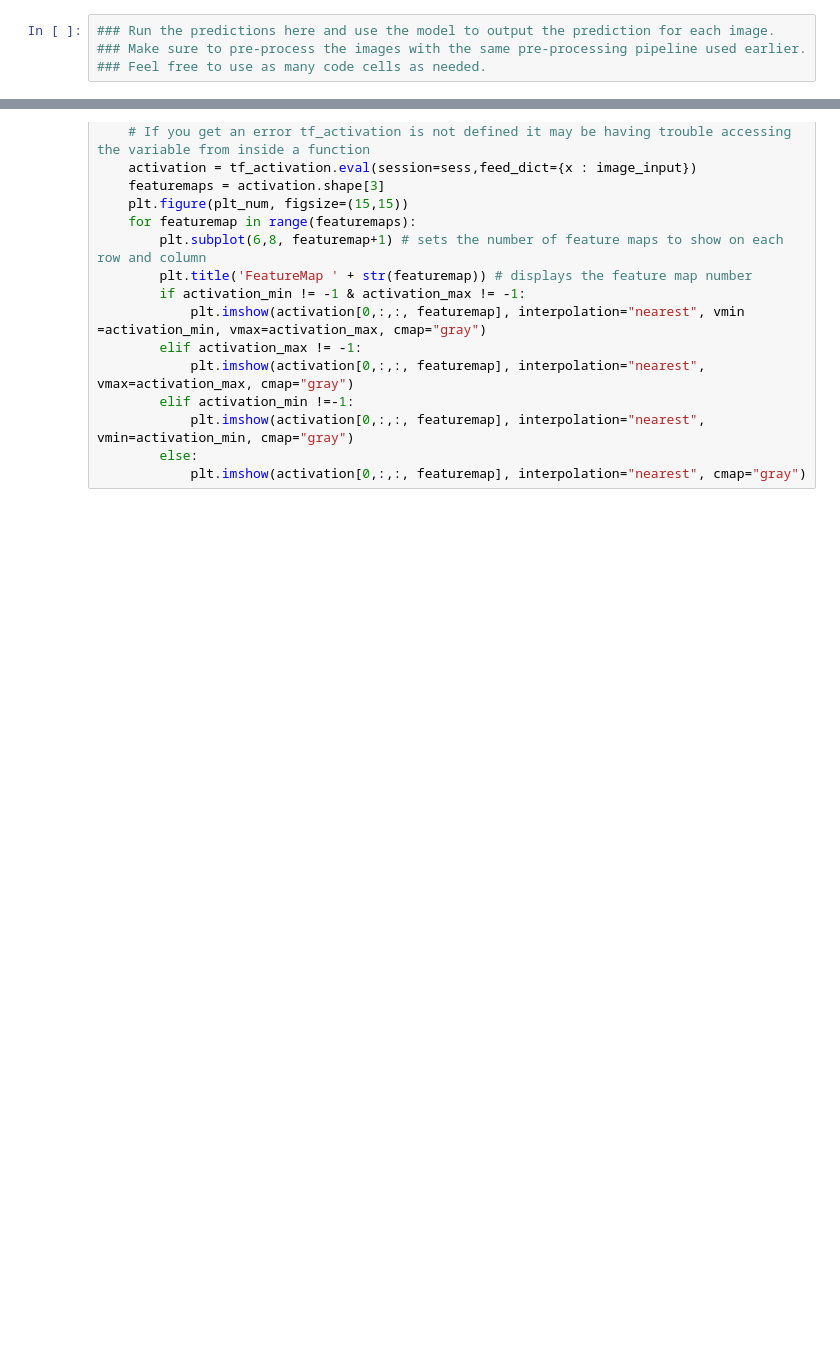
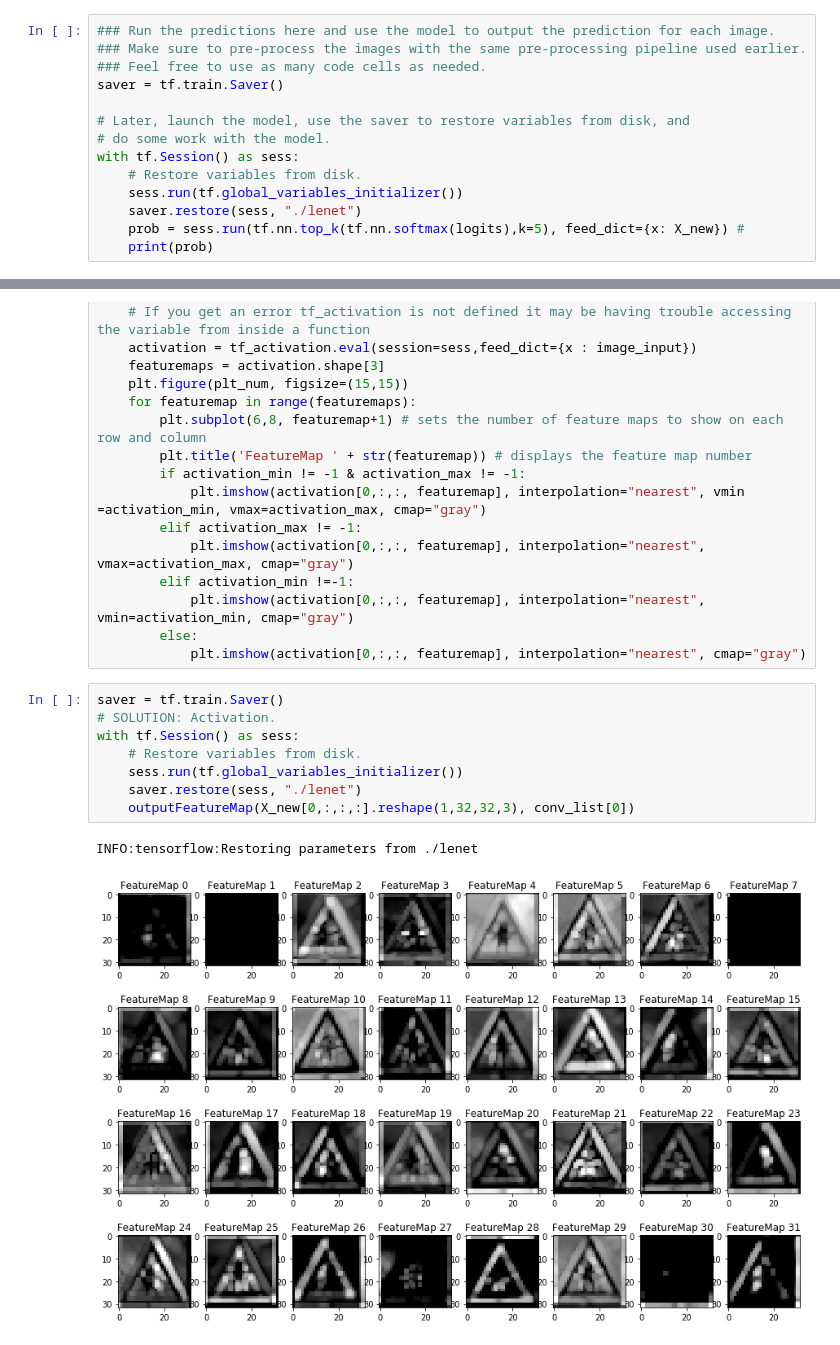
Before and after one commit to yang1fan2/CarND-Traffic-Sign-Classifier-Project, a Jupyter notebook: Traffic_Sign_Classifier.ipynb, the cells around one changed output, grey strips where cells are left out. Cells and saved outputs as stored; diff of their text form; blank space fills up the shorter version.

```diff
--- a/Traffic_Sign_Classifier.ipynb
+++ b/Traffic_Sign_Classifier.ipynb
@@ -322,3 +348,13 @@ You may find `signnames.csv` useful as it contains mappings from the class id (i
 ### Run the predictions here and use the model to output the prediction for each image.
 ### Make sure to pre-process the images with the same pre-processing pipeline used earlier.
 ### Feel free to use as many code cells as needed.
+saver = tf.train.Saver()
+
+# Later, launch the model, use the saver to restore variables from disk, and
+# do some work with the model.
+with tf.Session() as sess:
+    # Restore variables from disk.
+    sess.run(tf.global_variables_initializer())
+    saver.restore(sess, "./lenet")
+    prob = sess.run(tf.nn.top_k(tf.nn.softmax(logits),k=5), feed_dict={x: X_new}) #
+    print(prob)
@@ -425,3 +495,14 @@ def outputFeatureMap(image_input, tf_activation, activation_min=-1, activation_m
             plt.imshow(activation[0,:,:, featuremap], interpolation="nearest", vmin=activation_min, cmap="gray")
         else:
             plt.imshow(activation[0,:,:, featuremap], interpolation="nearest", cmap="gray")
+# %%
+saver = tf.train.Saver()
+# SOLUTION: Activation.
+with tf.Session() as sess:
+    # Restore variables from disk.
+    sess.run(tf.global_variables_initializer())
+    saver.restore(sess, "./lenet")
+    outputFeatureMap(X_new[0,:,:,:].reshape(1,32,32,3), conv_list[0])
+# %% [output]
+INFO:tensorflow:Restoring parameters from ./lenet
+[figure, added]
```
Also changed, not shown: parts of 17 cells of this notebook, 6 other files.
